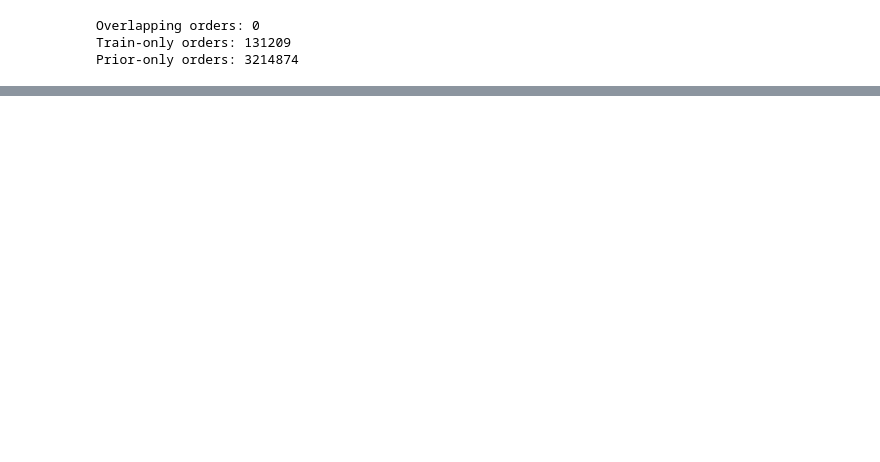
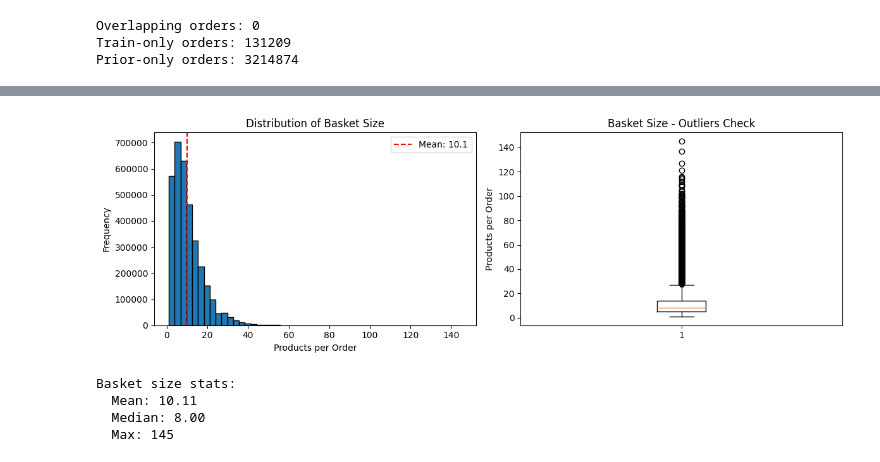
Before and after one commit to wengchienwei/ml-project-instacart, a Jupyter notebook: notebooks/01_data_exploration.ipynb, the cells around one changed output, grey strips where cells are left out. Drawn from its saved outputs; the diff is of its cells as text; code cells hidden in the pictures; blank space fills up the shorter version.

```diff
--- a/notebooks/01_data_exploration.ipynb
+++ b/notebooks/01_data_exploration.ipynb
@@ -123,0 +101,10 @@ Missing: 0
+# %%
+# -----------------------------------------------
+# Merge order_products tables
+# -----------------------------------------------
+
+order_products_combined = pd.merge(
+    order_products_train,
+    order_products_prior,
+    how='outer'
+)
@@ -123,0 +344,37 @@ Missing: 0
+# %%
+# -----------------------------------------------
+# Order-Level Distributions
+# -----------------------------------------------
+
+# Products per order (basket size)
+basket_sizes = order_products_combined.groupby('order_id').size()
+
+fig, axes = plt.subplots(1, 2, figsize=(12, 4))
+
+# Histogram
+axes[0].hist(basket_sizes, bins=50, edgecolor='black')
+axes[0].set_xlabel('Products per Order')
+axes[0].set_ylabel('Frequency')
+axes[0].set_title('Distribution of Basket Size')
+axes[0].axvline(basket_sizes.mean(), color='red', linestyle='--', label=f'Mean: {basket_sizes.mean():.1f}')
+axes[0].legend()
+
+# Boxplot
+axes[1].boxplot(basket_sizes)
+axes[1].set_ylabel('Products per Order')
+axes[1].set_title('Basket Size - Outliers Check')
+
+plt.tight_layout()
+# plt.savefig('order_level_distributions.png')
+plt.show()
+
+print(f"\nBasket size stats:")
+print(f"  Mean: {basket_sizes.mean():.2f}")
+print(f"  Median: {basket_sizes.median():.2f}")
+print(f"  Max: {basket_sizes.max()}\n")
+# %% [output]
+[figure, added]
+Basket size stats:
+  Mean: 10.11
+  Median: 8.00
+  Max: 145
```
Also changed, not shown: parts of 20 cells of this notebook.
